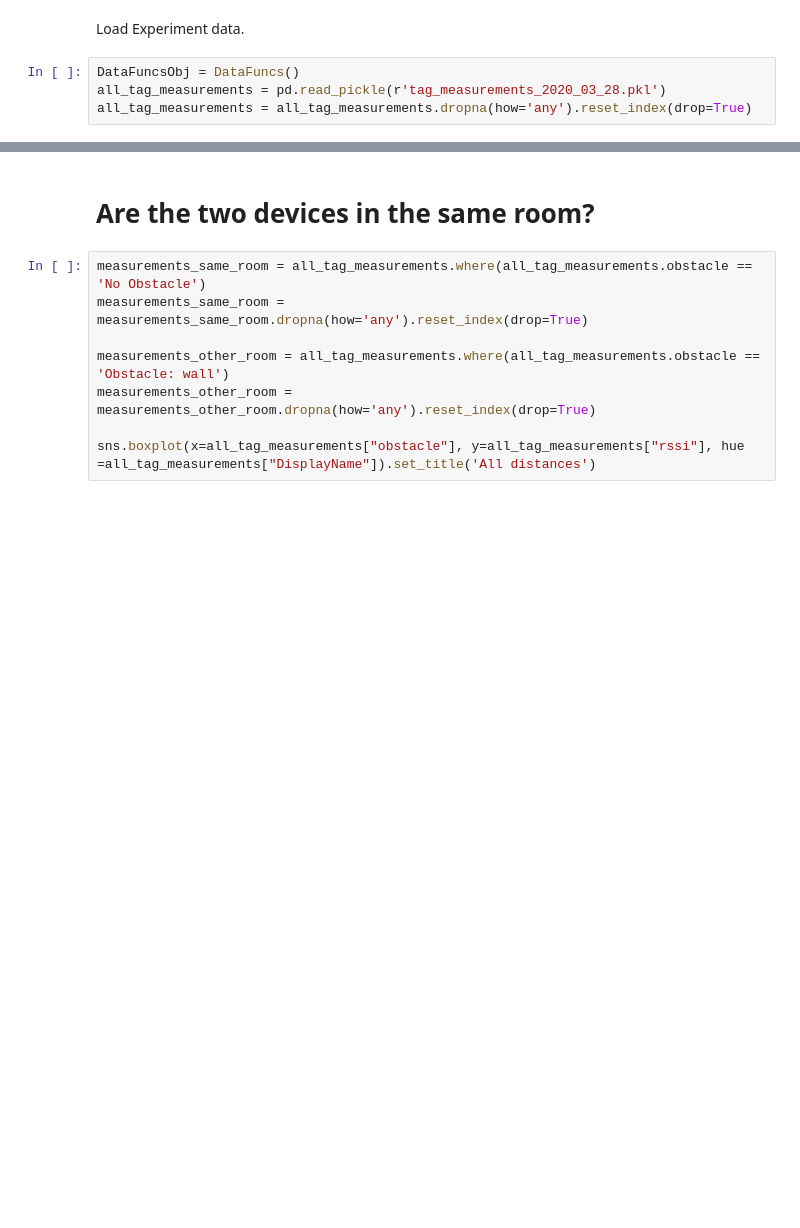
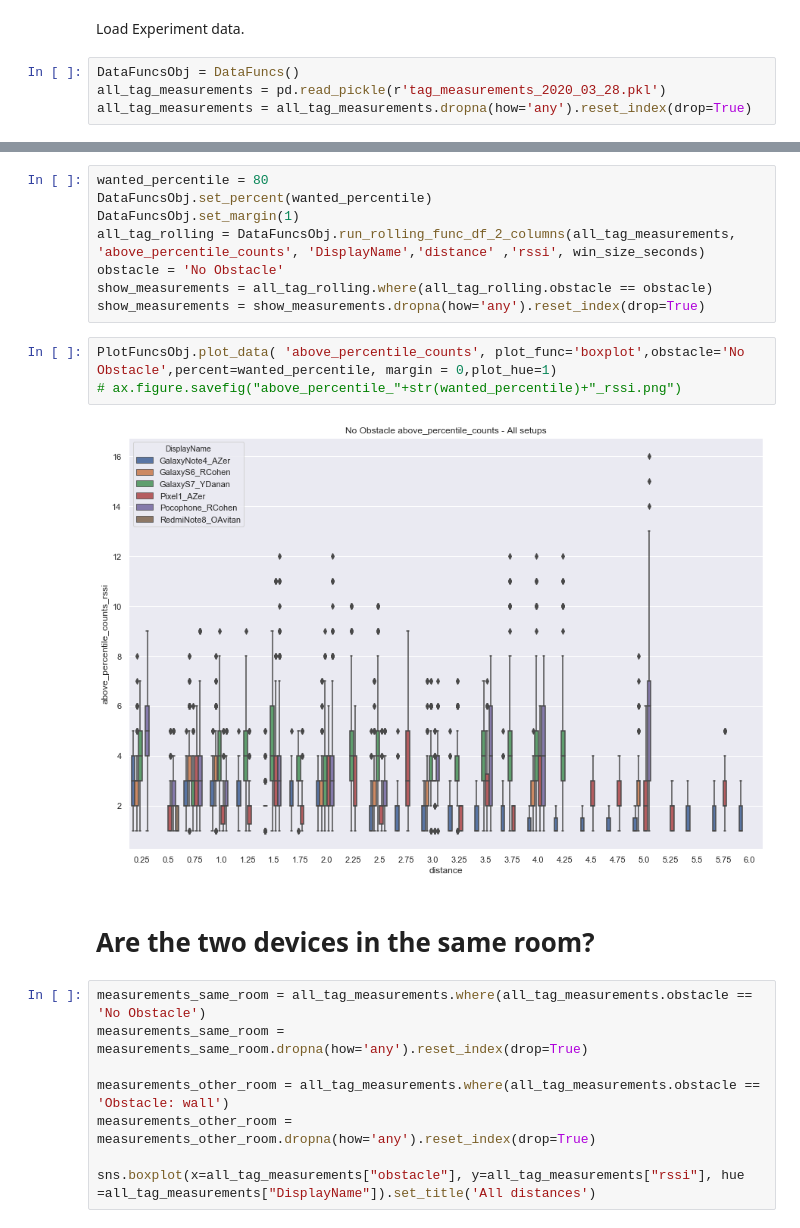
Before and after one commit to CylocTeam/BluetoothGeoClustering, a Jupyter notebook: BluetoothGeoClustering_python/DataAnalysis.ipynb, the cells around one changed output, grey strips where cells are left out. Cells and saved outputs as stored; diff of their text form; blank space fills up the shorter version.

```diff
--- a/BluetoothGeoClustering_python/DataAnalysis.ipynb
+++ b/BluetoothGeoClustering_python/DataAnalysis.ipynb
@@ -47,3 +102,16 @@ for setup in pd.unique(show_measurements.setup):
+# %%
+wanted_percentile = 80
+DataFuncsObj.set_percent(wanted_percentile)
+DataFuncsObj.set_margin(1)
+all_tag_rolling = DataFuncsObj.run_rolling_func_df_2_columns(all_tag_measurements, 'above_percentile_counts', 'DisplayName','distance' ,'rssi', win_size_seconds)
+obstacle = 'No Obstacle'
+show_measurements = all_tag_rolling.where(all_tag_rolling.obstacle == obstacle)
+show_measurements = show_measurements.dropna(how='any').reset_index(drop=True)
+# %%
+PlotFuncsObj.plot_data( 'above_percentile_counts', plot_func='boxplot',obstacle='No Obstacle',percent=wanted_percentile, margin = 0,plot_hue=1)
+# ax.figure.savefig("above_percentile_"+str(wanted_percentile)+"_rssi.png")
+# %% [output]
+[figure, added]
 # %% [markdown]
 # Are the two devices in the same room?
 # %%
```
Also changed, not shown: parts of 45 cells of this notebook.
